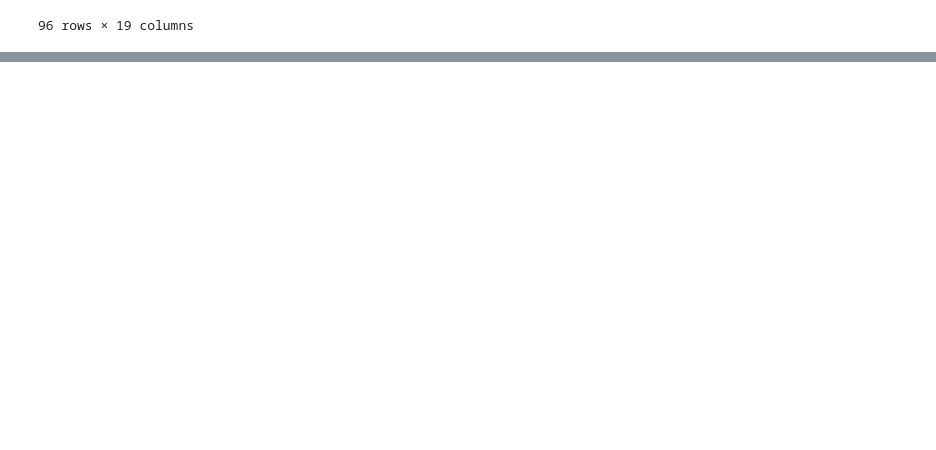
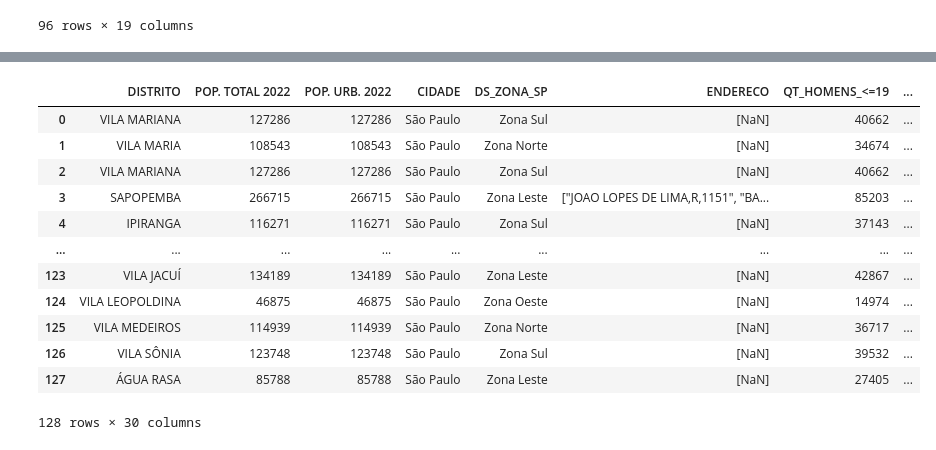
Before and after one commit to JonathanAlvesNogueira/Project-Health-Data-Analytics, a Jupyter notebook: 01_analises/01.população_bairro.ipynb, the cells around one changed output, grey strips where cells are left out. Drawn from its saved outputs; the diff is of its cells as text; code cells hidden in the pictures; blank space fills up the shorter version.

Commit message:
feat: add colunas desigualdades

```diff
--- a/01_analises/01.população_bairro.ipynb
+++ b/01_analises/01.população_bairro.ipynb
@@ -506,0 +916,45 @@ df_zona_leste.to_csv(csv_filename, index=False, encoding="utf-8-sig")
+# %%
+# Função para padronizar colunas e valores para maiúsculas
+def padronizar_maiusculas(df):
+    # Renomeia colunas para maiúsculas
+    df.columns = [col.upper() for col in df.columns]
+    # Se a coluna DISTRITO existir, transforma os valores dela em maiúsculo
+    if 'DISTRITO' in df.columns:
+        df['DISTRITO'] = df['DISTRITO'].str.upper()
+    return df
+
+# Aplica a padronização a todos os DataFrames
+df_final2 = padronizar_maiusculas(df_final2)
+df_idade_media_mortes = padronizar_maiusculas(df_idade_media_mortes)
+df_percentual_gravidas_adolescencia = padronizar_maiusculas(df_percentual_gravidas_adolescencia)
+df_tempo_medio_deslocamento = padronizar_maiusculas(df_tempo_medio_deslocamento)
+df_consulta = padronizar_maiusculas(df_consulta)
+df_idade_morte = padronizar_maiusculas(df_idade_morte)
+df_favelas = padronizar_maiusculas(df_favelas)
+df_final = padronizar_maiusculas(df_final)
+df_final = padronizar_maiusculas(df_pop_preta_parda)
+# Realiza os merges (joins)
+df_final2 = pd.merge(df_final2, df_idade_media_mortes, on='DISTRITO', how='left')
+df_final2 = pd.merge(df_final2, df_percentual_gravidas_adolescencia, on='DISTRITO', how='left')
+df_final2 = pd.merge(df_final2, df_tempo_medio_deslocamento, on='DISTRITO', how='left')
+df_final2 = pd.merge(df_final2, df_consulta, on='DISTRITO', how='left')
+df_final2 = pd.merge(df_final2, df_idade_morte, on='DISTRITO', how='left')
+df_final2 = pd.merge(df_final2, df_favelas, on='DISTRITO', how='left')
+df_final2 = pd.merge(df_final2, df_final, on='DISTRITO', how='left')
+df_final2 = pd.merge(df_final2, df_pop_preta_parda, on='DISTRITO', how='left')
+# %%
+df_final2
+# %% [output]
+|  | DISTRITO | POP. TOTAL 2022 | POP. URB. 2022 | CIDADE | DS_ZONA_SP | ENDERECO | QT_HOMENS_<=19 | ... |
+| 0 | VILA MARIANA | 127286 | 127286 | São Paulo | Zona Sul | [NaN] | 40662 | ... |
+| 1 | VILA MARIA | 108543 | 108543 | São Paulo | Zona Norte | [NaN] | 34674 | ... |
+| 2 | VILA MARIANA | 127286 | 127286 | São Paulo | Zona Sul | [NaN] | 40662 | ... |
+| 3 | SAPOPEMBA | 266715 | 266715 | São Paulo | Zona Leste | ["JOAO LOPES DE LIMA,R,1151", "BA... | 85203 | ... |
+| 4 | IPIRANGA | 116271 | 116271 | São Paulo | Zona Sul | [NaN] | 37143 | ... |
+| ... | ... | ... | ... | ... | ... | ... | ... | ... |
+| 123 | VILA JACUÍ | 134189 | 134189 | São Paulo | Zona Leste | [NaN] | 42867 | ... |
+| 124 | VILA LEOPOLDINA | 46875 | 46875 | São Paulo | Zona Oeste | [NaN] | 14974 | ... |
+| 125 | VILA MEDEIROS | 114939 | 114939 | São Paulo | Zona Norte | [NaN] | 36717 | ... |
+| 126 | VILA SÔNIA | 123748 | 123748 | São Paulo | Zona Sul | [NaN] | 39532 | ... |
+| 127 | ÁGUA RASA | 85788 | 85788 | São Paulo | Zona Leste | [NaN] | 27405 | ... |
+128 rows × 30 columns
```
Also changed, not shown: parts of 13 cells of this notebook, 16 other files.
